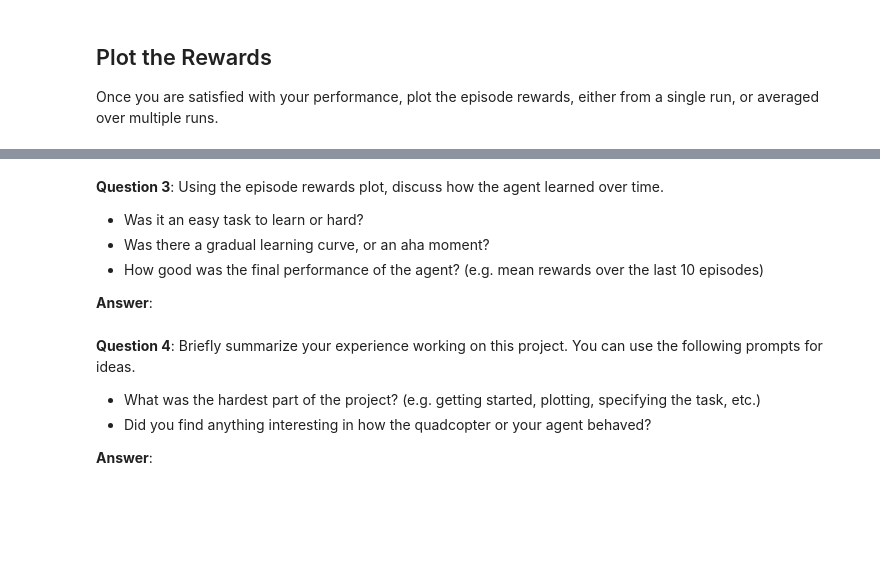
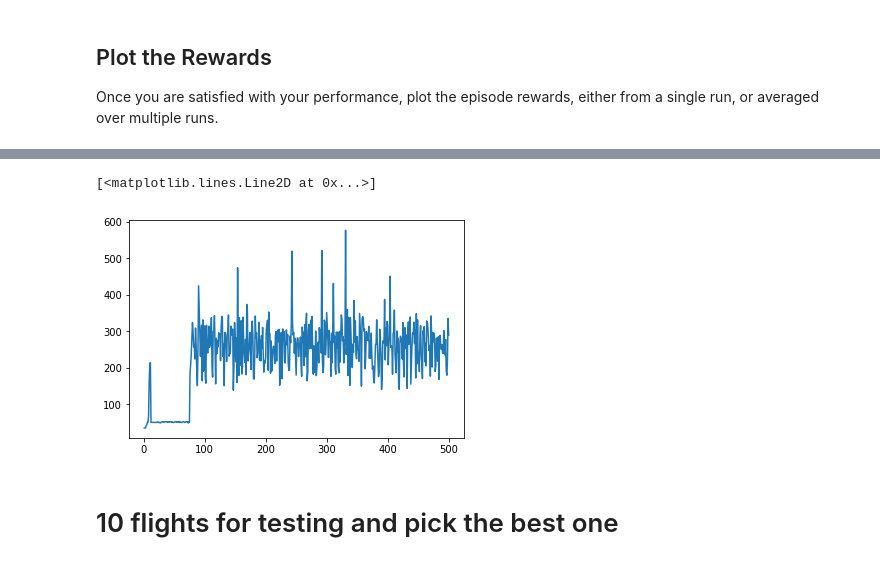
Before and after one commit to chriskwkim/mlnd, a Jupyter notebook: RL-Quadcopter-2/Quadcopter_Project.ipynb, the cells around one changed output, grey strips where cells are left out. Drawn from its saved outputs; the diff is of its cells as text; code cells hidden in the pictures; blank space fills up the shorter version.

```diff
--- a/RL-Quadcopter-2/Quadcopter_Project.ipynb
+++ b/RL-Quadcopter-2/Quadcopter_Project.ipynb
@@ -401,13 +267 @@ Episode =  100, score = -232.921 (best =  -5.998 , worst = -920.584)
 Once you are satisfied with your performance, plot the episode rewards, either from a single run, or averaged over multiple runs.
-# %%
-## TODO: Plot the rewards.
-import matplotlib as mpl
-from mpl_toolkits.mplot3d import Axes3D
-import matplotlib.pyplot as plt
-%matplotlib inline
-
-mpl.rcParams["figure.figsize"] = 20, 20
-mpl.rcParams['legend.fontsize'] = 20
-plt.plot(quadcopter_agent.learning_rewards)
-plt.xlabel('Episode', fontsize=15)
-plt.ylabel('Rewards', fontsize=15)
@@ -502,15 +268,8 @@ plot_episodes(file_path, number_episodes, total, scale)
-# %% [markdown]
-**Question 3**: Using the episode rewards plot, discuss how the agent learned over time.
-
-- Was it an easy task to learn or hard?
-- Was there a gradual learning curve, or an aha moment?
-- How good was the final performance of the agent? (e.g. mean rewards over the last 10 episodes)
-
-**Answer**:
-# %% [markdown]
-**Question 4**: Briefly summarize your experience working on this project. You can use the following prompts for ideas.
-
-- What was the hardest part of the project? (e.g. getting started, plotting, specifying the task, etc.)
-- Did you find anything interesting in how the quadcopter or your agent behaved?
-
-**Answer**:
+# %%
+# Plot of total rewards over the episodes
+plt.plot(episode_rewards['episode'], episode_rewards['reward'])
+# %% [output]
+[<matplotlib.lines.Line2D at 0x...>]
+[figure, added]
+# %% [markdown]
+# 10 flights for testing and pick the best one
```
Also changed, not shown: parts of 28 cells of this notebook, 11 other files.
